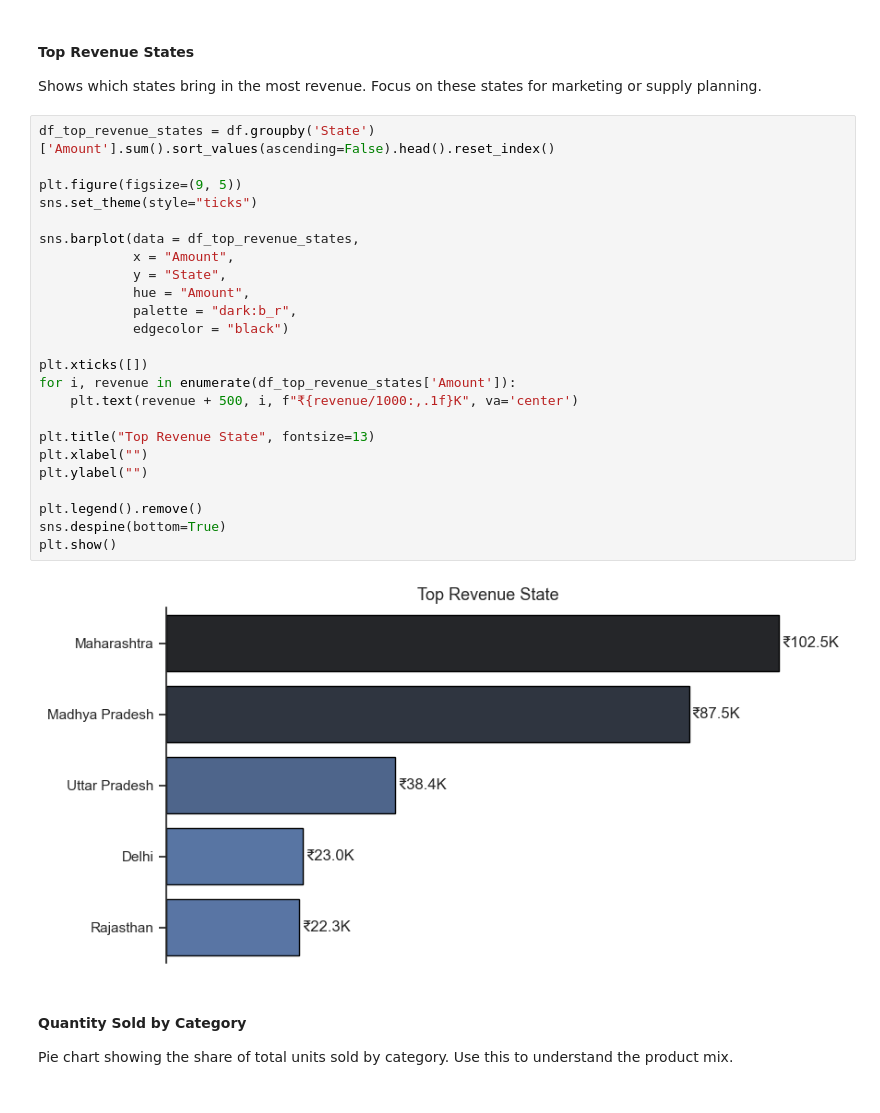
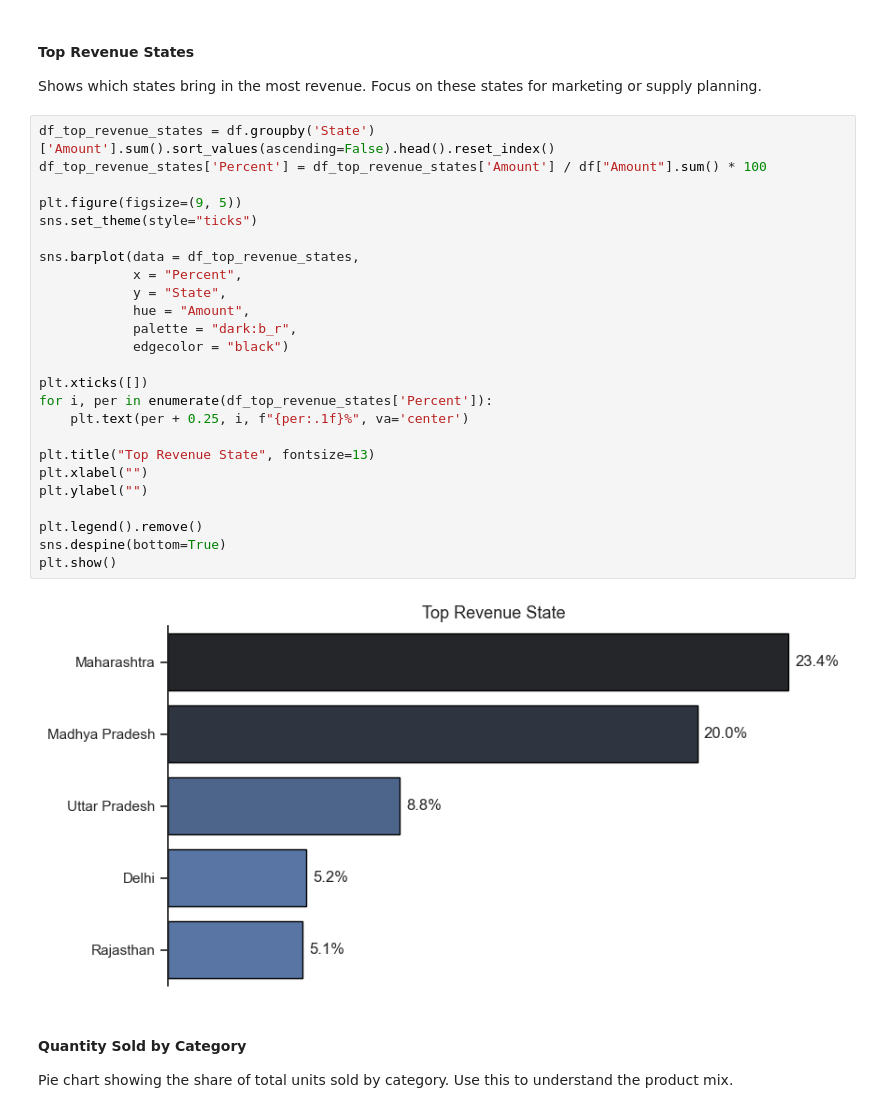
Before and after one commit to amitkr209/Madhav_E-Commerce-Sales_Intelligence_Dashboard, a Jupyter notebook: Madhav E-Commerce Sales Analysis.ipynb, the cells around one changed output. Saved outputs shown, nothing was run; the diff lists cells and outputs as text.

```diff
--- a/Madhav E-Commerce Sales Analysis.ipynb
+++ b/Madhav E-Commerce Sales Analysis.ipynb
@@ -265,30 +264,31 @@ Shows which states bring in the most revenue.
 Focus on these states for marketing or supply planning.
 # %%
 df_top_revenue_states = df.groupby('State')['Amount'].sum().sort_values(ascending=False).head().reset_index()
+df_top_revenue_states['Percent'] = df_top_revenue_states['Amount'] / df["Amount"].sum() * 100
 
 plt.figure(figsize=(9, 5))
 sns.set_theme(style="ticks")
 
 sns.barplot(data = df_top_revenue_states,
-            x = "Amount",
+            x = "Percent",
             y = "State",
             hue = "Amount",
             palette = "dark:b_r",
             edgecolor = "black")
 
 plt.xticks([])
-for i, revenue in enumerate(df_top_revenue_states['Amount']):
-    plt.text(revenue + 500, i, f"₹{revenue/1000:,.1f}K", va='center')
+for i, per in enumerate(df_top_revenue_states['Percent']):
+    plt.text(per + 0.25, i, f"{per:.1f}%", va='center')
 
 plt.title("Top Revenue State", fontsize=13)
 plt.xlabel("")
 plt.ylabel("")
 
 plt.legend().remove()
 sns.despine(bottom=True)
 plt.show()
 # %% [output]
-[figure, old version]
+[figure, new version]
 # %% [markdown]
 #### Quantity Sold by Category
 Pie chart showing the share of total units sold by category.
```
Also changed, not shown: parts of 13 cells of this notebook.
